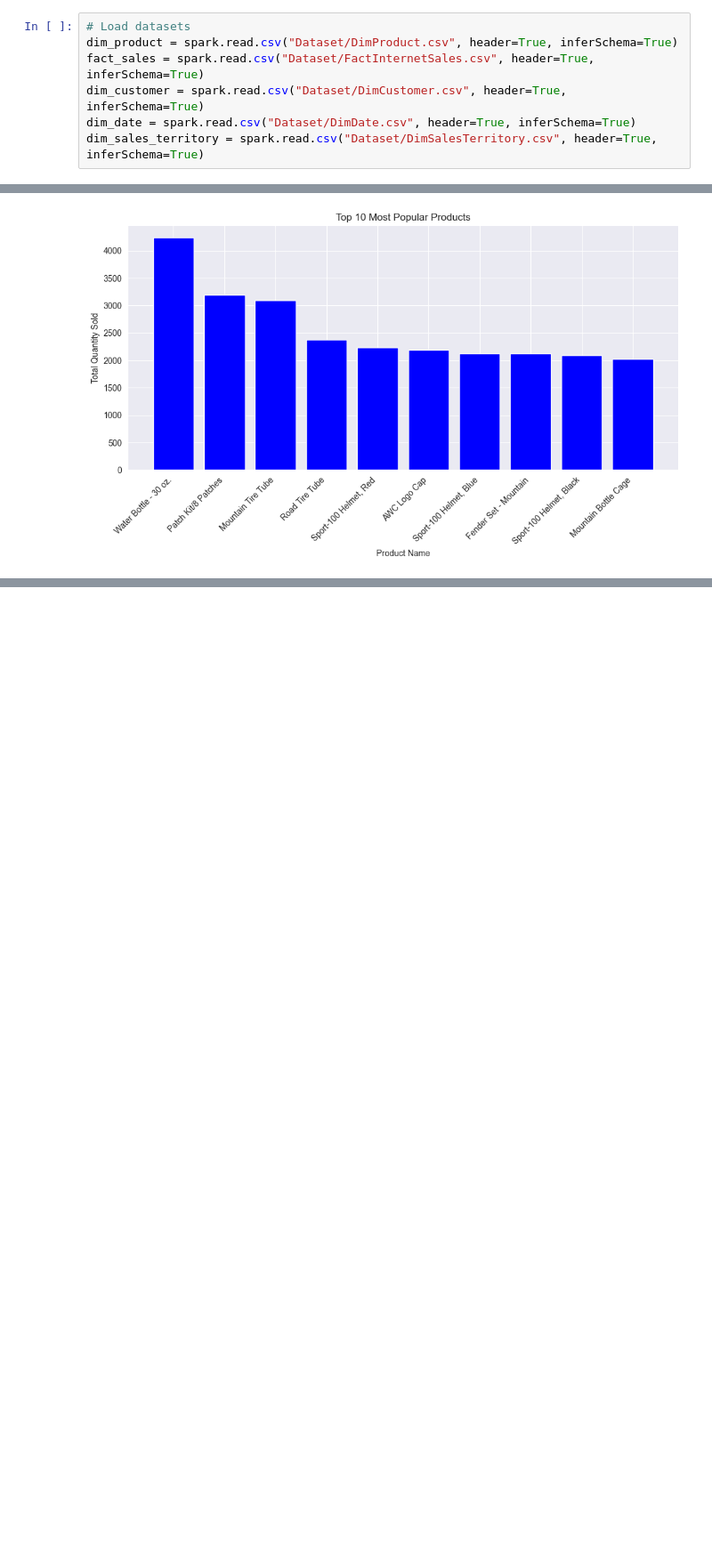
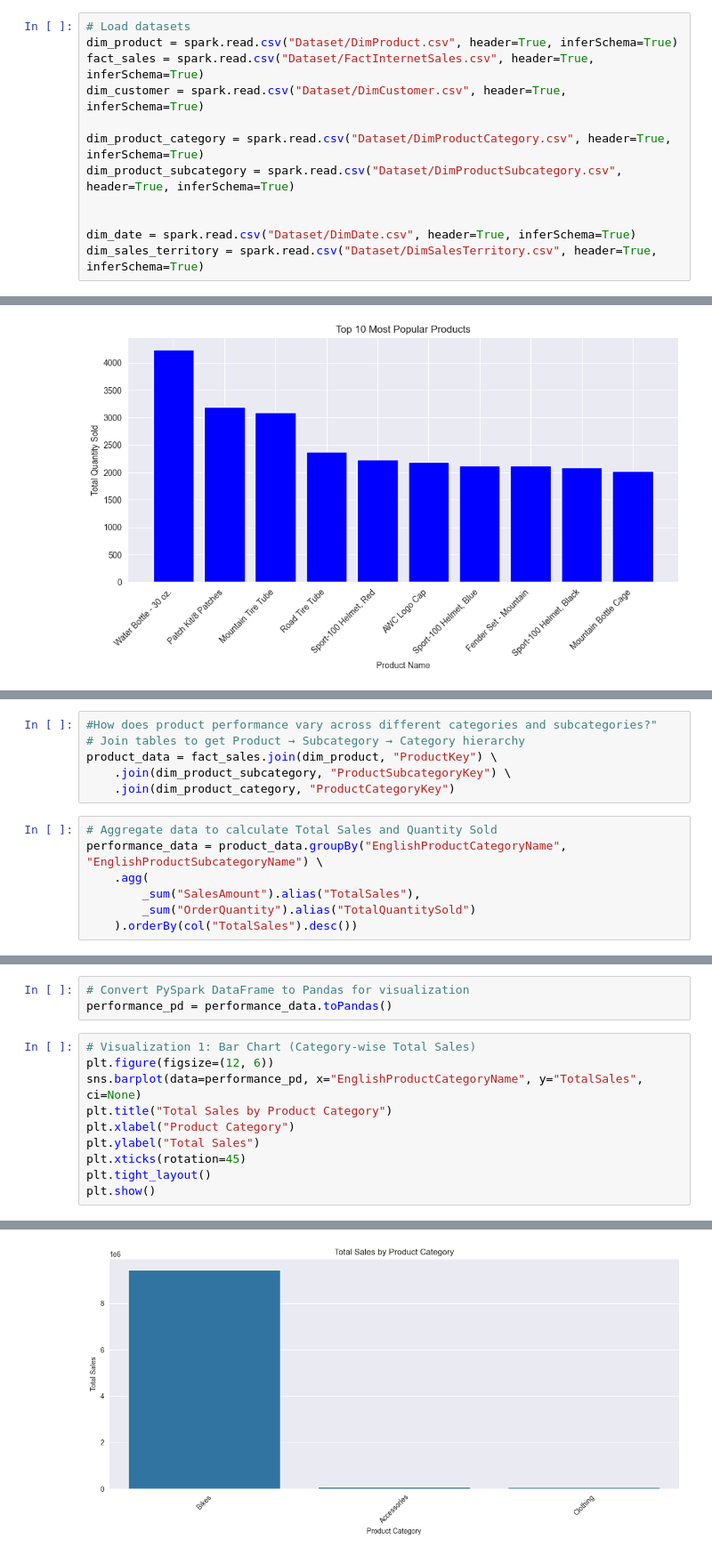
Before and after one commit to JamesAdeshina/BigDataProcessing, a Jupyter notebook: main.ipynb, the cells around one changed output, grey strips where cells are left out. Shown at 89% size. Cells and saved outputs as stored; diff of their text form; blank space fills up the shorter version.

```diff
--- a/main.ipynb
+++ b/main.ipynb
@@ -39,5 +39,10 @@ This analytics section will focus on using the follwing datasets: <b>DimProduct.
 dim_product = spark.read.csv("Dataset/DimProduct.csv", header=True, inferSchema=True)
 fact_sales = spark.read.csv("Dataset/FactInternetSales.csv", header=True, inferSchema=True)
 dim_customer = spark.read.csv("Dataset/DimCustomer.csv", header=True, inferSchema=True)
+
+dim_product_category = spark.read.csv("Dataset/DimProductCategory.csv", header=True, inferSchema=True)
+dim_product_subcategory = spark.read.csv("Dataset/DimProductSubcategory.csv", header=True, inferSchema=True)
+
+
 dim_date = spark.read.csv("Dataset/DimDate.csv", header=True, inferSchema=True)
 dim_sales_territory = spark.read.csv("Dataset/DimSalesTerritory.csv", header=True, inferSchema=True)
@@ -218,0 +375,13 @@ plt.show()
+# %%
+#How does product performance vary across different categories and subcategories?"
+# Join tables to get Product → Subcategory → Category hierarchy
+product_data = fact_sales.join(dim_product, "ProductKey") \
+    .join(dim_product_subcategory, "ProductSubcategoryKey") \
+    .join(dim_product_category, "ProductCategoryKey")
+# %%
+# Aggregate data to calculate Total Sales and Quantity Sold
+performance_data = product_data.groupBy("EnglishProductCategoryName", "EnglishProductSubcategoryName") \
+    .agg(
+        _sum("SalesAmount").alias("TotalSales"),
+        _sum("OrderQuantity").alias("TotalQuantitySold")
+    ).orderBy(col("TotalSales").desc())
@@ -218,0 +412,14 @@ plt.show()
+# %%
+# Convert PySpark DataFrame to Pandas for visualization
+performance_pd = performance_data.toPandas()
+# %%
+# Visualization 1: Bar Chart (Category-wise Total Sales)
+plt.figure(figsize=(12, 6))
+sns.barplot(data=performance_pd, x="EnglishProductCategoryName", y="TotalSales", ci=None)
+plt.title("Total Sales by Product Category")
+plt.xlabel("Product Category")
+plt.ylabel("Total Sales")
+plt.xticks(rotation=45)
+plt.tight_layout()
+plt.show()
+# %% [output]
@@ -218,0 +429 @@ plt.show()
+[figure, added]
```
Also changed, not shown: parts of 32 cells of this notebook.
